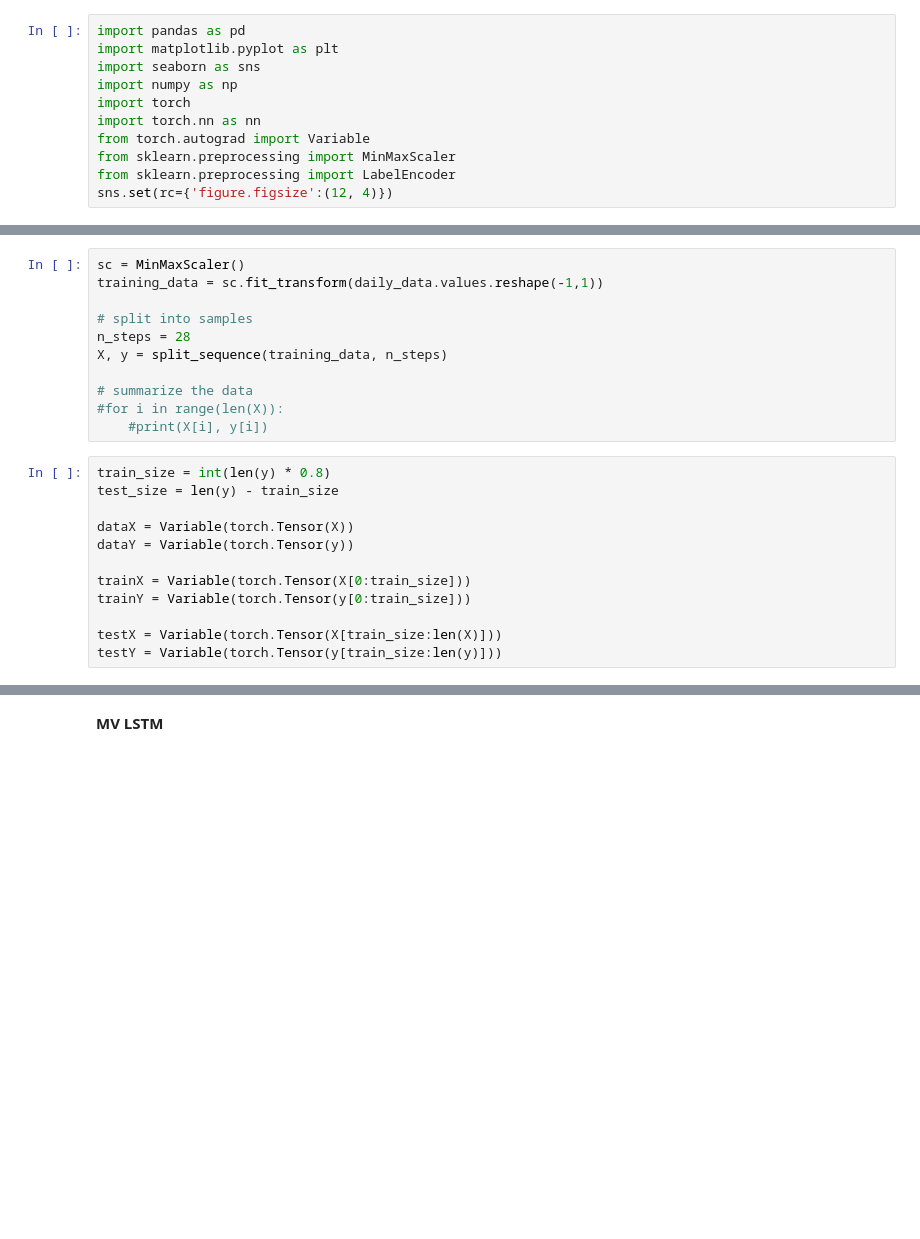
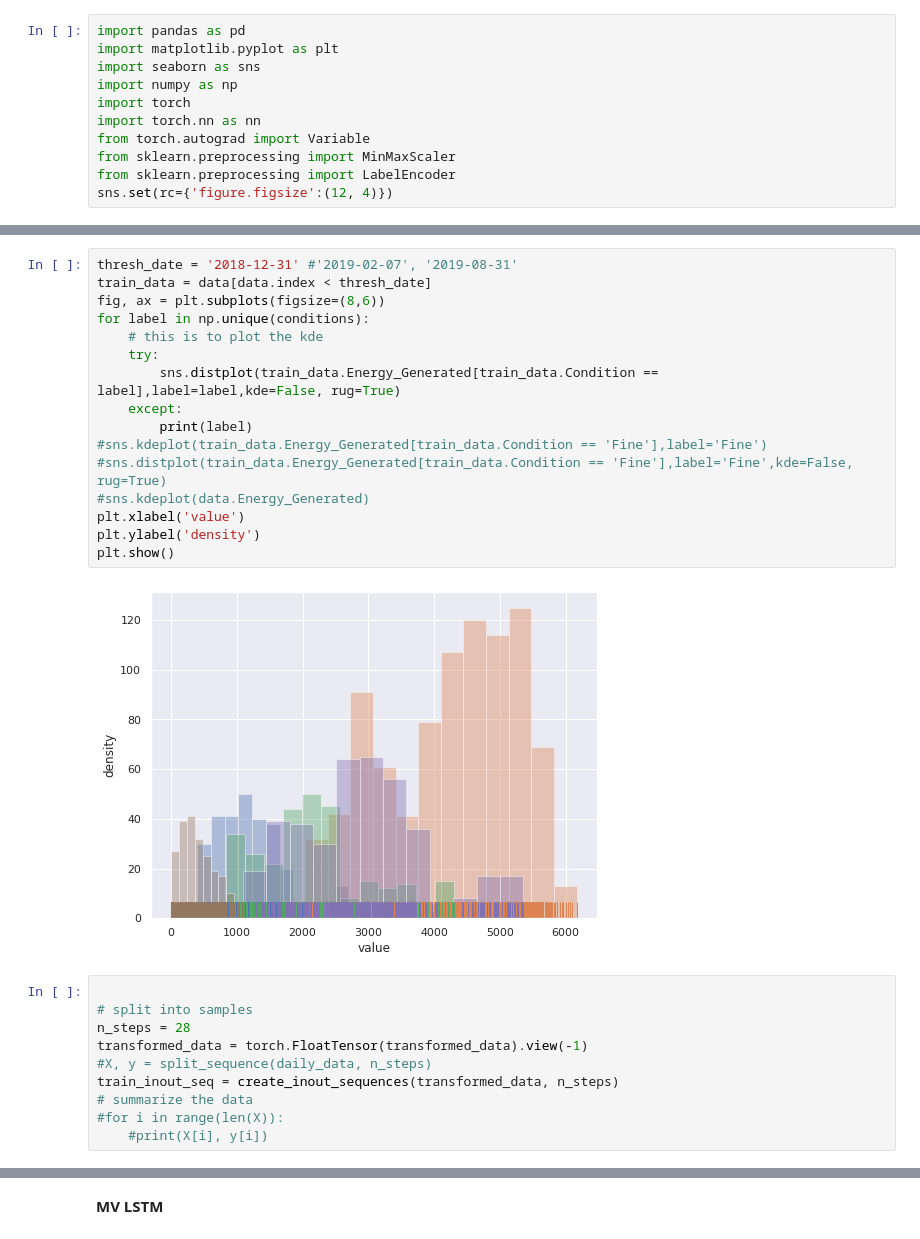
Before and after one commit to pixel-ports/PV_prod_predic, a Jupyter notebook: MODEL_PREDIC_BENCHMARK/LSTM.ipynb, the cells around one changed output, grey strips where cells are left out. Cells and saved outputs as stored; diff of their text form; blank space fills up the shorter version.

```diff
--- a/MODEL_PREDIC_BENCHMARK/LSTM.ipynb
+++ b/MODEL_PREDIC_BENCHMARK/LSTM.ipynb
@@ -71,23 +41,28 @@ def split_sequence(sequence, n_steps):
+# %%
+thresh_date = '2018-12-31' #'2019-02-07', '2019-08-31'
+train_data = data[data.index < thresh_date]
+fig, ax = plt.subplots(figsize=(8,6))
+for label in np.unique(conditions):
+    # this is to plot the kde
+    try:
+        sns.distplot(train_data.Energy_Generated[train_data.Condition == label],label=label,kde=False, rug=True)
+    except:
+        print(label)
+#sns.kdeplot(train_data.Energy_Generated[train_data.Condition == 'Fine'],label='Fine')
+#sns.distplot(train_data.Energy_Generated[train_data.Condition == 'Fine'],label='Fine',kde=False, rug=True)
+#sns.kdeplot(data.Energy_Generated)
+plt.xlabel('value')
+plt.ylabel('density')
+plt.show()
+# %% [output]
+[figure, added]
 # %%
-sc = MinMaxScaler()
-training_data = sc.fit_transform(daily_data.values.reshape(-1,1))
 
 # split into samples
 n_steps = 28
-X, y = split_sequence(training_data, n_steps)
-
+transformed_data = torch.FloatTensor(transformed_data).view(-1)
+#X, y = split_sequence(daily_data, n_steps)
+train_inout_seq = create_inout_sequences(transformed_data, n_steps)
 # summarize the data
 #for i in range(len(X)):
     #print(X[i], y[i])
-# %%
-train_size = int(len(y) * 0.8)
-test_size = len(y) - train_size
-
-dataX = Variable(torch.Tensor(X))
-dataY = Variable(torch.Tensor(y))
-
-trainX = Variable(torch.Tensor(X[0:train_size]))
-trainY = Variable(torch.Tensor(y[0:train_size]))
-
-testX = Variable(torch.Tensor(X[train_size:len(X)]))
-testY = Variable(torch.Tensor(y[train_size:len(y)]))
```
Also changed, not shown: parts of 32 cells of this notebook, 2 other files.
